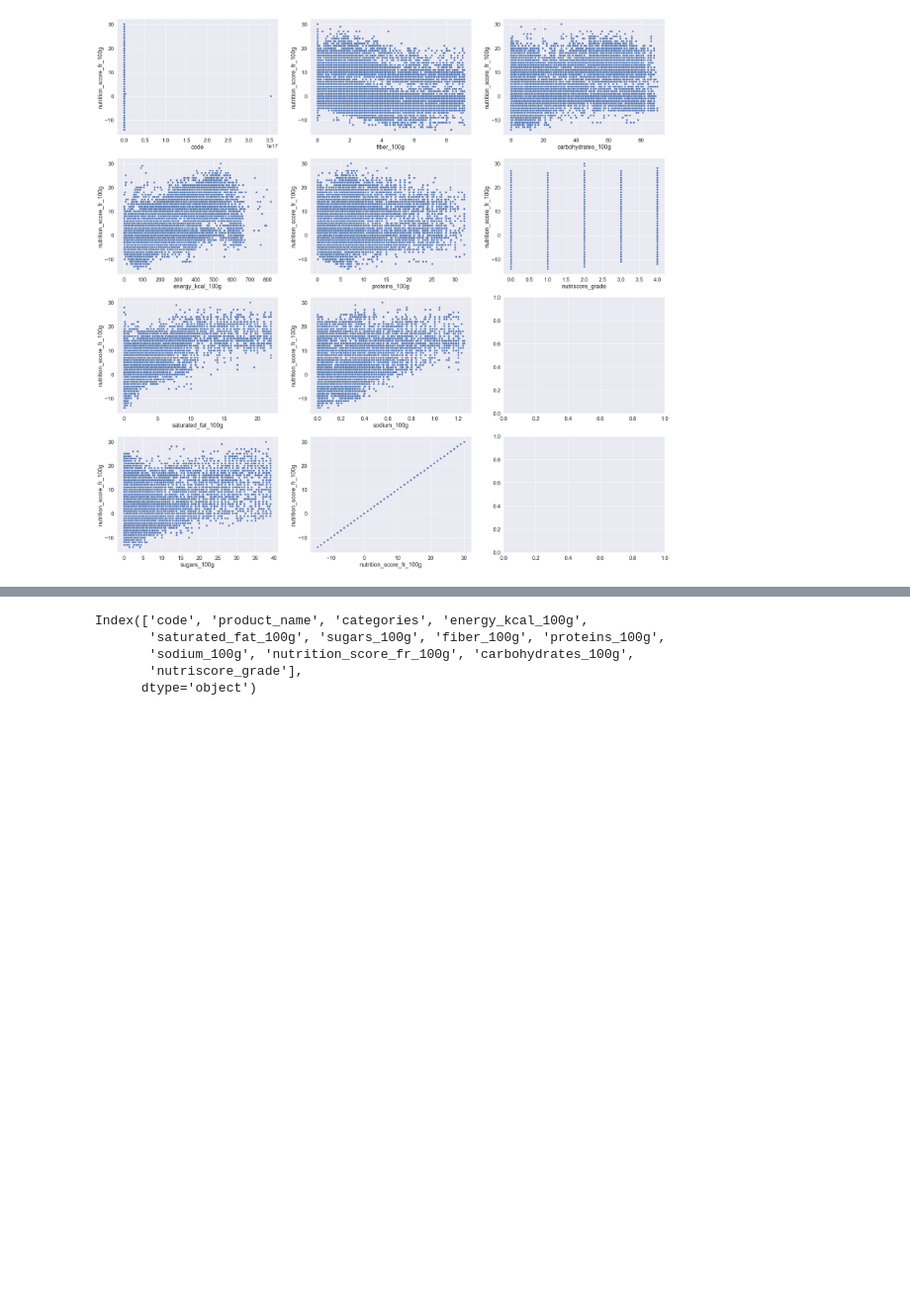
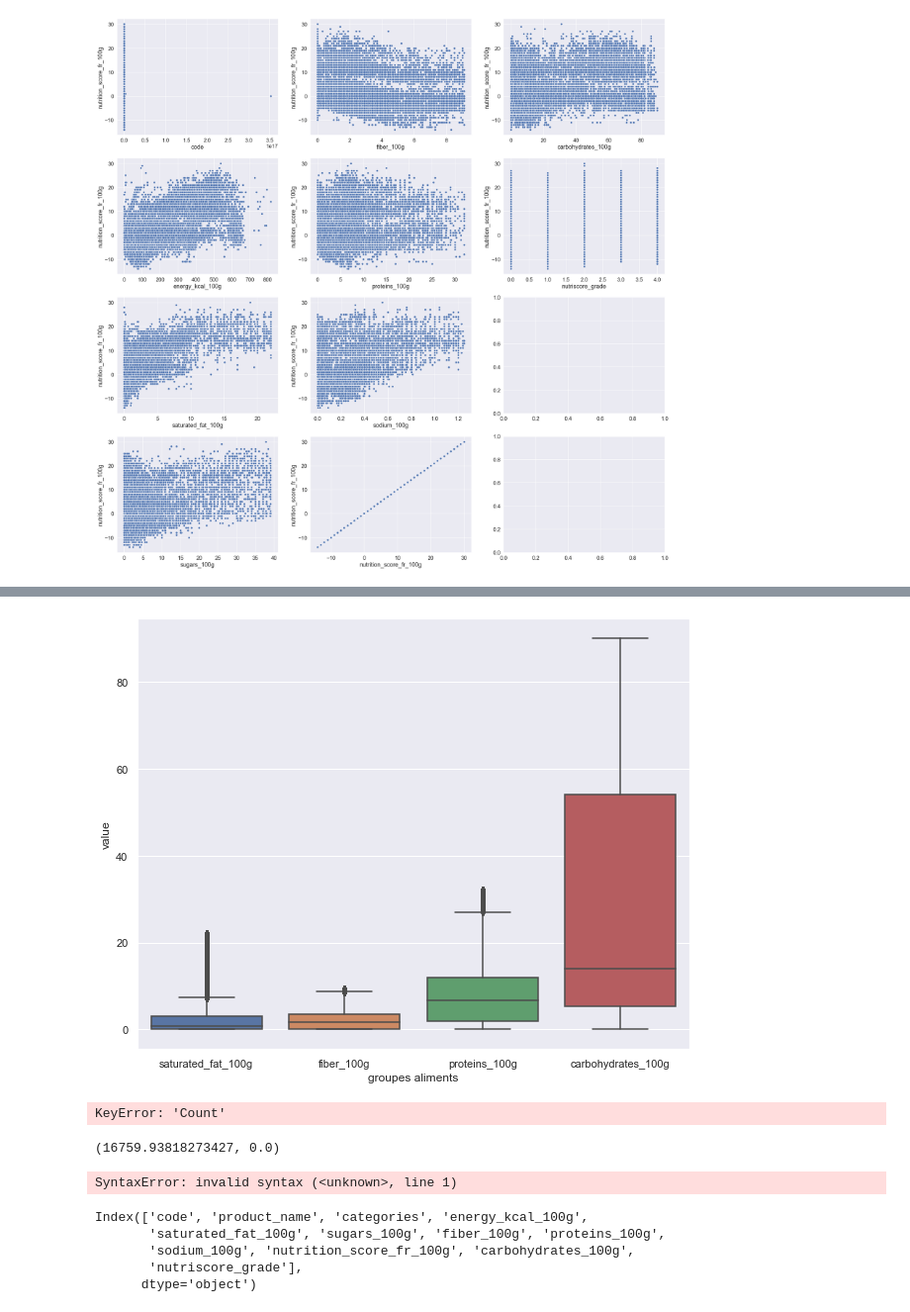
Before and after one commit to Azimoj/Open-Food-Facts, a Jupyter notebook: PSanté_02_notebooknettoyage.ipynb, the cells around one changed output, grey strips where cells are left out. Shown at 99% size. Saved outputs shown, nothing was run; the diff lists cells and outputs as text; code cells hidden in the pictures; blank space fills up the shorter version.

```diff
--- a/PSanté_02_notebooknettoyage.ipynb
+++ b/PSanté_02_notebooknettoyage.ipynb
@@ -105,0 +149,3 @@ sns.set(font_scale=1.5)
+# %%
+df_melt = pd.melt(df_FR_food_1.reset_index(), id_vars=['categories'], value_vars=[
+       'saturated_fat_100g', 'fiber_100g', 'proteins_100g','carbohydrates_100g'])
@@ -105,0 +168,2 @@ sns.set(font_scale=1.5)
+# %%
+df_melt.columns = ['categories', "groupes aliments", 'value']
@@ -105,0 +189,26 @@ sns.set(font_scale=1.5)
+# %%
+plt.figure(figsize=(10, 8))
+ax = sns.boxplot(x="groupes aliments", y='value', data=df_melt)
+sns.set(font_scale=1.0)
+# %% [output]
+[figure, added]
+# %%
+df_melt['Count']=df_melt['Count'].astype(int)
+
+# Data Transformation
+df_melt['newCount'],fitted_lambda = stats.boxcox(df_melt['Count'])
+
+import matplotlib.pyplot as plt
+sns.kdeplot(df_melt['newCount'],cumulative=False,bw=2)
+# %% [output]
+KeyError: 'Count'
+# %%
+import scipy.stats as stats
+# stats f_oneway functions takes the groups as input and returns ANOVA F and p value
+fvalue, pvalue = stats.f_oneway(df_FR_food_1['saturated_fat_100g'], df_FR_food_1['proteins_100g'],
+                                df_FR_food_1['carbohydrates_100g'], df_FR_food_1['fiber_100g'],
+                                df_FR_food_1['sugars_100g'],df_FR_food_1['sodium_100g']
+                               )
+fvalue ,pvalue
+# %% [output]
+(16759.93818273427, 0.0)
@@ -105,0 +219,7 @@ sns.set(font_scale=1.5)
+# %%
+# Ordinary Least Squares (OLS) model
+model = ols("value ~ C(groupes aliments)", data=df_melt).fit()
+anova_table = sm.stats.anova_lm(model, typ=2)
+anova_table
+# %% [output]
+SyntaxError: invalid syntax (<unknown>, line 1)
```
Also changed, not shown: parts of 37 cells of this notebook.
